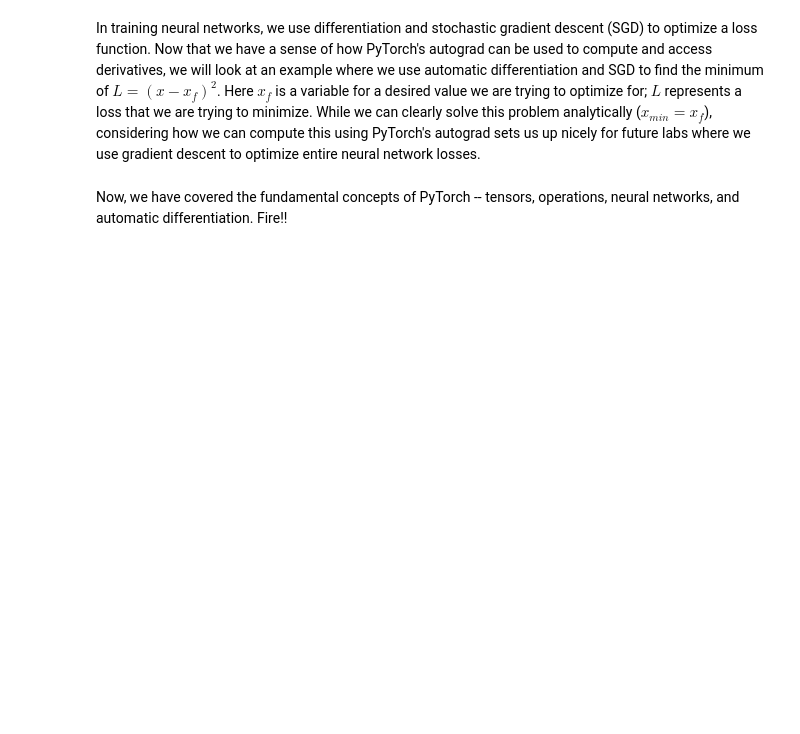
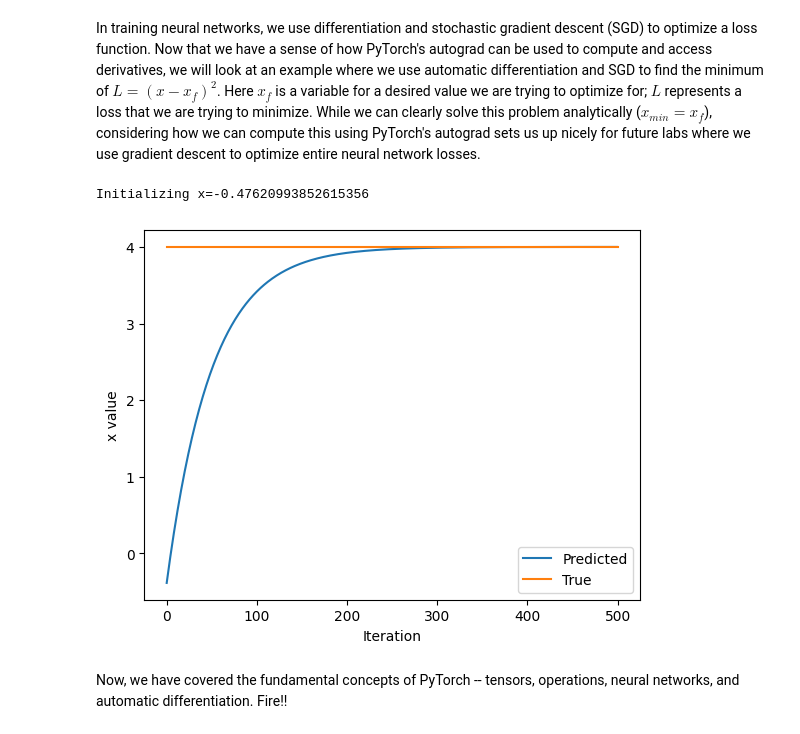
Before and after one commit to hqhq1025/introtodeeplearning, a Jupyter notebook: lab1/PT_Part1_Intro.ipynb, the cells around one changed output. Drawn from its saved outputs; the diff is of its cells as text; code cells hidden in the pictures; blank space fills up the shorter version.

```diff
--- a/lab1/PT_Part1_Intro.ipynb
+++ b/lab1/PT_Part1_Intro.ipynb
@@ -320,33 +338,36 @@ In training neural networks, we use differentiation and stochastic gradient desc
 x = torch.randn(1)
 print(f"Initializing x={x.item()}")
 
 learning_rate = 1e-2  # Learning rate
 history = []
 x_f = 4  # Target value
 
 
 # We will run gradient descent for a number of iterations. At each iteration, we compute the loss,
 #   compute the derivative of the loss with respect to x, and perform the update.
 for i in range(500):
     x = torch.tensor([x], requires_grad=True)
 
     # TODO: Compute the loss as the square of the difference between x and x_f
-    loss = # TODO
+    loss = (x - x_f)**2
 
     # Backpropagate through the loss to compute gradients
     loss.backward()
 
     # Update x with gradient descent
     x = x.item() - learning_rate * x.grad
 
     history.append(x.item())
 
 # Plot the evolution of x as we optimize toward x_f!
 plt.plot(history)
 plt.plot([0, 500], [x_f, x_f])
 plt.legend(('Predicted', 'True'))
 plt.xlabel('Iteration')
 plt.ylabel('x value')
 plt.show()
+# %% [output]
+Initializing x=-0.47620993852615356
+[figure, added]
 # %% [markdown]
 Now, we have covered the fundamental concepts of PyTorch -- tensors, operations, neural networks, and automatic differentiation. Fire!!
```
Also changed, not shown: parts of 9 cells of this notebook.
